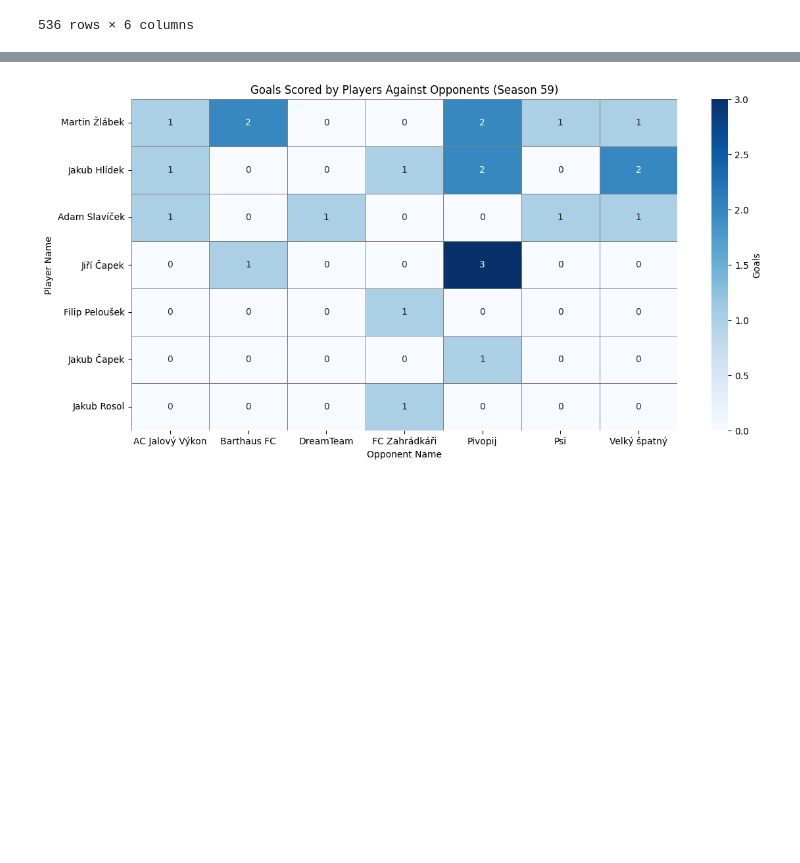
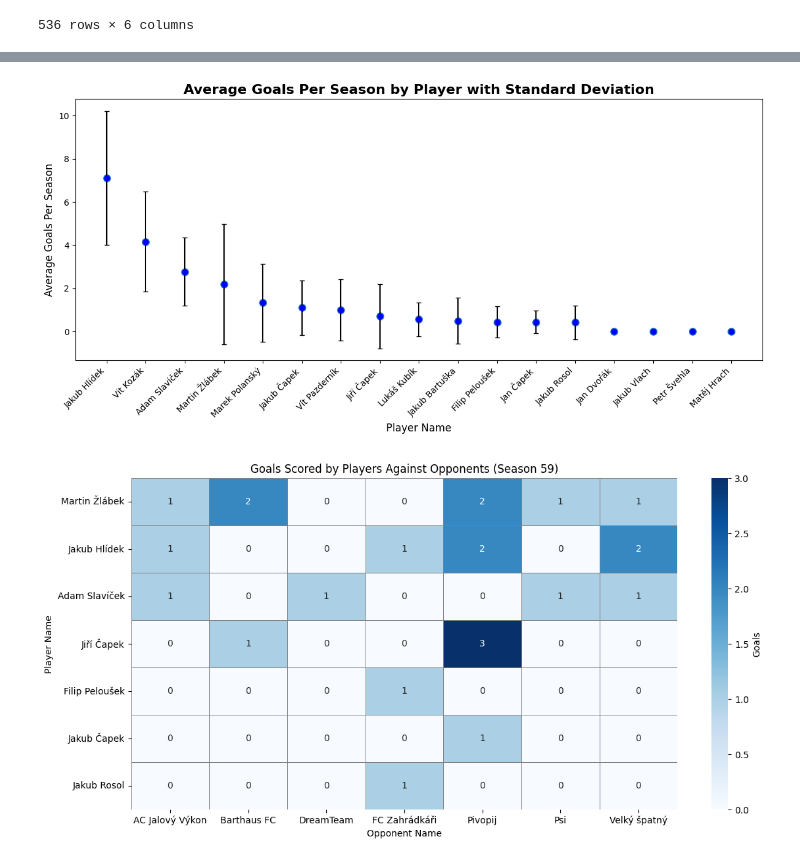
Before and after one commit to Zlabekma/Duto, a Jupyter notebook: Duto_stats.ipynb, the cells around one changed output, grey strips where cells are left out. Drawn from its saved outputs; the diff is of its cells as text; code cells hidden in the pictures; blank space fills up the shorter version.

```diff
--- a/Duto_stats.ipynb
+++ b/Duto_stats.ipynb
@@ -189,19 +209,44 @@ fig.show()
 # %%
 # Calculate the sum of goals per player per season
 season_player_stats = player_goals.groupby(['Player Name', 'Season'])['Goals'].sum().reset_index()
 
 # Calculate the mean and standard deviation of goals per season for each player
 season_player_avg_std = season_player_stats.groupby('Player Name')['Goals'].agg(['mean', 'std']).reset_index().sort_values(by='mean', ascending=False)
 season_player_avg_std.columns = ['Player Name', 'Average Goals Per Season', 'STD Goals Per Season']
 
-fig = px.scatter(
-    season_player_avg_std,
+# Create the scatter plot with error bars
+plt.figure(figsize=(12, 6))
+ax = sns.scatterplot(
+    data=season_player_avg_std,
+    x='Player Name',
     y='Average Goals Per Season',
-    x='Player Name',
-    error_y='STD Goals Per Season',
-    title='Average Goals Per Season by Player with Standard Deviation'
+    s=100
 )
-fig.show()
+
+# Add error bars
+for i, row in season_player_avg_std.iterrows():
+    plt.errorbar(
+        x=row['Player Name'],
+        y=row['Average Goals Per Season'],
+        yerr=row['STD Goals Per Season'],
+        fmt='o',
+        color='blue',
+        capsize=3,
+        capthick=1,
+        ecolor='black'
+    )
+
+# Customize the plot
+plt.title('Average Goals Per Season by Player with Standard Deviation', fontsize=16, weight='bold')
+plt.xlabel('Player Name', fontsize=12)
+plt.ylabel('Average Goals Per Season', fontsize=12)
+plt.xticks(rotation=45, fontsize=10, ha='right')
+plt.tight_layout()
+
+# Show the plot
+plt.show()
+# %% [output]
+[figure, added]
 # %%
 # Filter data for 'Season' == 59
 season_59_data = player_goals[player_goals['Season'] == 59]
```
Also changed, not shown: parts of 2 cells of this notebook.
